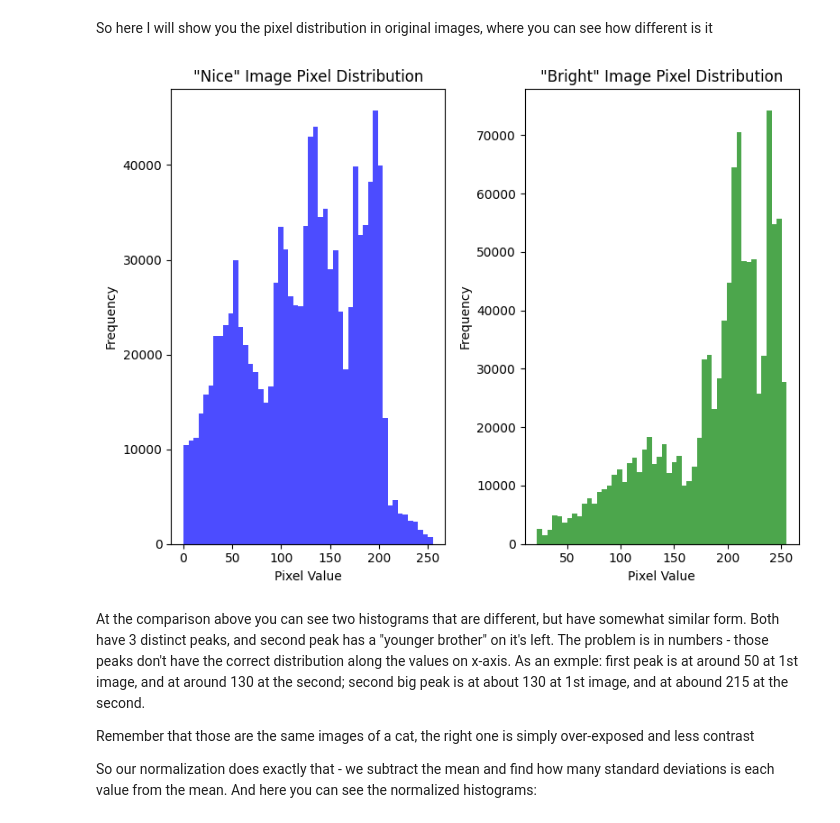
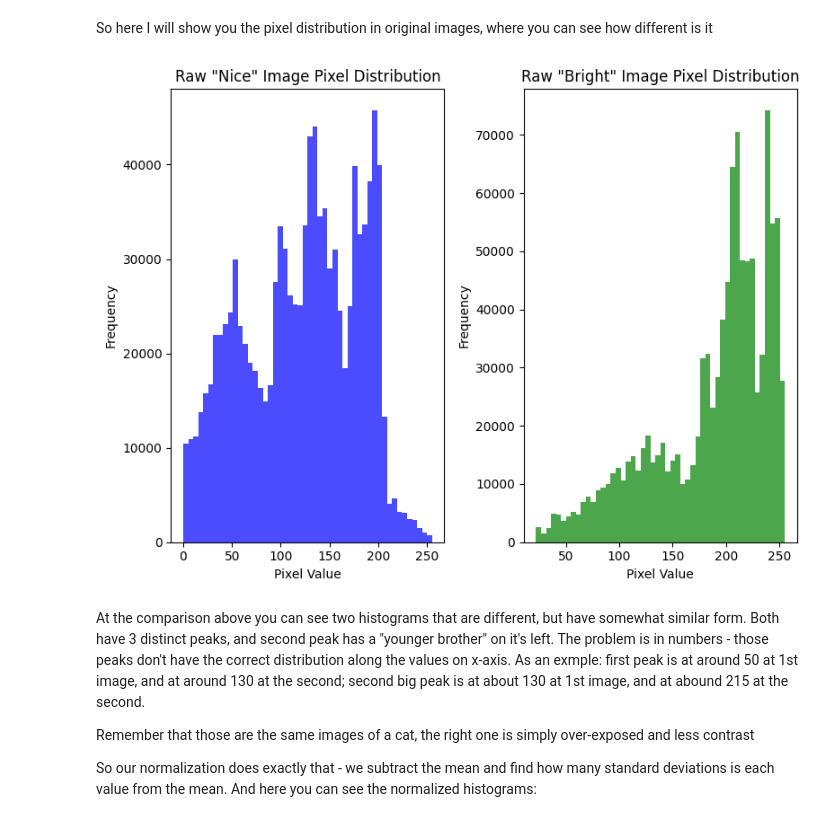
Before and after one commit to vlad-gby/ds_5_mini-projects, a Jupyter notebook: 05_image-processing/notebook.ipynb, the cells around one changed output. Drawn from its saved outputs; the diff is of its cells as text; code cells hidden in the pictures.

```diff
--- a/05_image-processing/notebook.ipynb
+++ b/05_image-processing/notebook.ipynb
@@ -93,31 +87,31 @@ So here I will show you the pixel distribution in original images, where you can
 # %%
 import matplotlib.pyplot as plt
 
 # Flatten the arrays to create histograms
 bright_flat = array_cat_bright.flatten()
 nice_flat = array_cat_nice.flatten()
 
 # Create the visualization
 plt.figure(figsize=(8, 6))
 
 # Histogram for the "nice" image
 plt.subplot(1, 2, 1)
 plt.hist(nice_flat, bins=50, color='blue', alpha=0.7)
-plt.title('"Nice" Image Pixel Distribution')
+plt.title('Raw "Nice" Image Pixel Distribution')
 plt.xlabel('Pixel Value')
 plt.ylabel('Frequency')
 
 # Histogram for the bright image
 plt.subplot(1, 2, 2)
 plt.hist(bright_flat, bins=50, color='green', alpha=0.7)
-plt.title('"Bright" Image Pixel Distribution')
+plt.title('Raw "Bright" Image Pixel Distribution')
 plt.xlabel('Pixel Value')
 plt.ylabel('Frequency')
 
 plt.tight_layout()
 plt.show()
 # %% [output]
-[figure, old version]
+[figure, new version]
 # %% [markdown]
 At the comparison above you can see two histograms that are different, but have somewhat similar form. Both have 3 distinct peaks, and second peak has a "younger brother" on it's left. The problem is in numbers - those peaks don't have the correct distribution along the values on x-axis. As an exmple: first peak is at around 50 at 1st image, and at around 130 at the second; second big peak is at about 130 at 1st image, and at abound 215 at the second.
 
```
Also changed, not shown: parts of 5 cells of this notebook.
